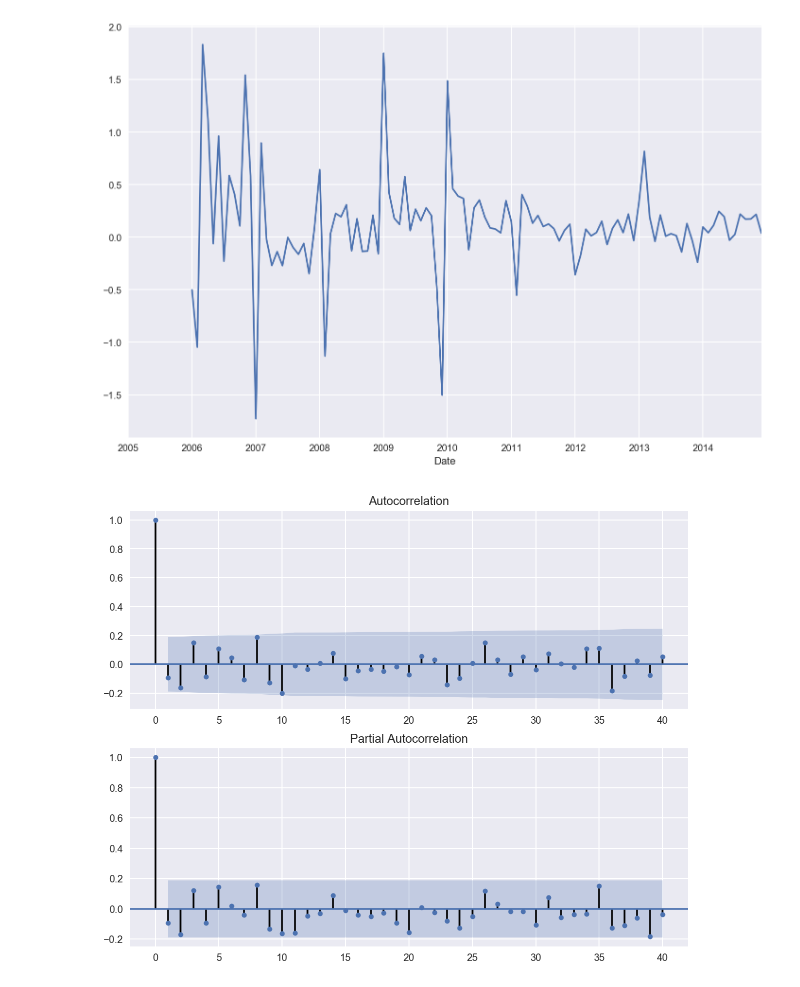
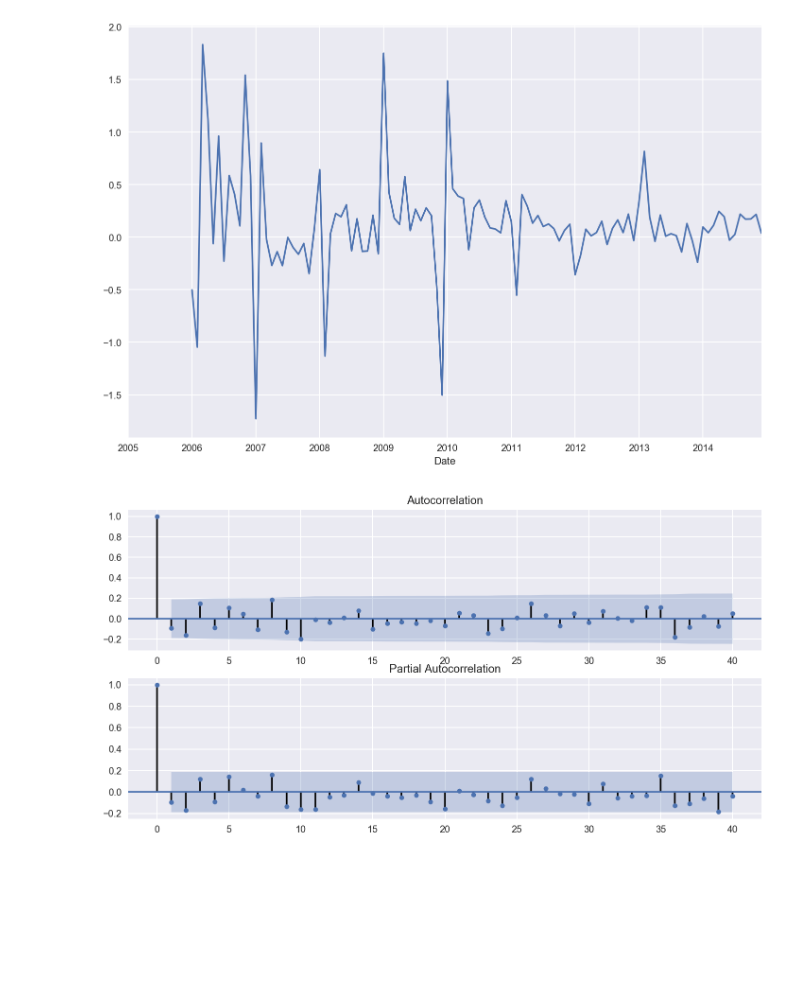
Before and after one commit to lihengtianxia/TB_Nation, a Jupyter notebook: 03-SARIMA-Seasonal.ipynb, the cells around one changed output. Saved outputs shown, nothing was run; the diff lists cells and outputs as text; code cells hidden in the pictures; blank space fills up the shorter version.

```diff
--- a/03-SARIMA-Seasonal.ipynb
+++ b/03-SARIMA-Seasonal.ipynb
@@ -39,7 +39,7 @@ def test_stationarity(timeseries):
         dfoutput['Critical Value (%s)'%key] = value
     print(dfoutput)
 # %%
-datasets = pd.read_excel('TB_nation.xlsx',index_col='Date')
+datasets = pd.read_excel('./Data/TB_nation.xlsx',index_col='Date')
 datasets_pred = datasets[datasets.index>='2014-01-1']
 datasets = datasets[datasets.index<'2014-01-01']
 datasets.shape
@@ -148,12 +148,12 @@ sum(dta['error_ARIMA'].dropna())
 13.331473395093191
 [figure]
 # %%
-fig = plt.figure(figsize=(10,8))
+fig = plt.figure(figsize=(12,6))
 ax1 = fig.add_subplot(211)
 fig = sm.graphics.tsa.plot_acf(dta.error_ARIMA.iloc[12:],lags=40,ax=ax1)
 ax2 = fig.add_subplot(212)
 fig = sm.graphics.tsa.plot_pacf(dta.error_ARIMA.iloc[12:], lags=40, ax=ax2)
 # %% [output]
-[figure, old version]
+[figure, new version]
 # %%
 dta.to_excel('Seasonal.xlsx')
```
Also changed, not shown: parts of 3 cells of this notebook, 30 other files.
